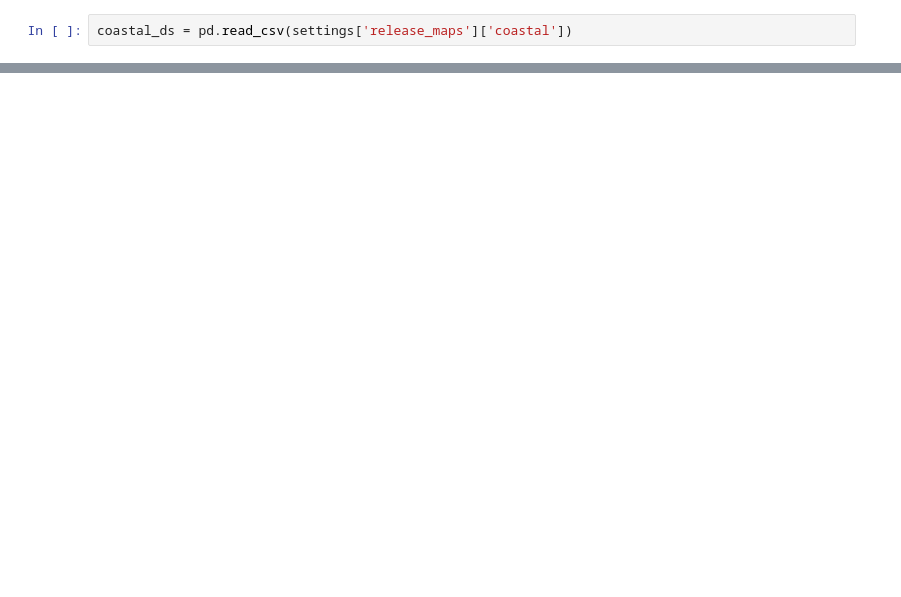
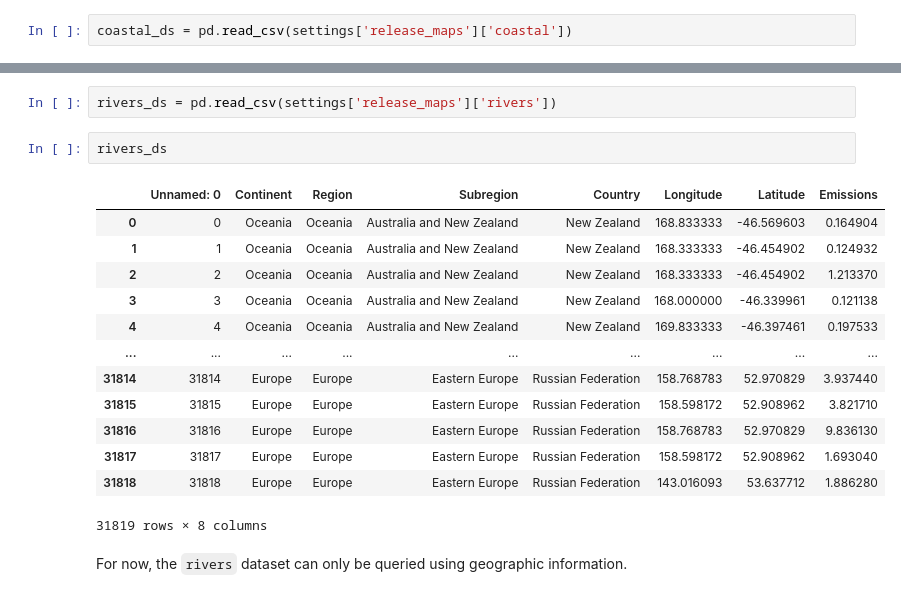
Before and after one commit to OceanParcels/plasticparcels, a Jupyter notebook: docs/examples/example_initialisation_maps.ipynb, the cells around one changed output, grey strips where cells are left out. Cells and saved outputs as stored; diff of their text form; blank space fills up the shorter version.

```diff
--- a/docs/examples/example_initialisation_maps.ipynb
+++ b/docs/examples/example_initialisation_maps.ipynb
@@ -36,0 +137,20 @@ coastal_ds = pd.read_csv(settings['release_maps']['coastal'])
+# %%
+rivers_ds = pd.read_csv(settings['release_maps']['rivers'])
+# %%
+rivers_ds
+# %% [output]
+|  | Unnamed: 0 | Continent | Region | Subregion | Country | Longitude | Latitude | Emissions |
+| 0 | 0 | Oceania | Oceania | Australia and New Zealand | New Zealand | 168.833333 | -46.569603 | 0.164904 |
+| 1 | 1 | Oceania | Oceania | Australia and New Zealand | New Zealand | 168.333333 | -46.454902 | 0.124932 |
+| 2 | 2 | Oceania | Oceania | Australia and New Zealand | New Zealand | 168.333333 | -46.454902 | 1.213370 |
+| 3 | 3 | Oceania | Oceania | Australia and New Zealand | New Zealand | 168.000000 | -46.339961 | 0.121138 |
+| 4 | 4 | Oceania | Oceania | Australia and New Zealand | New Zealand | 169.833333 | -46.397461 | 0.197533 |
+| ... | ... | ... | ... | ... | ... | ... | ... | ... |
+| 31814 | 31814 | Europe | Europe | Eastern Europe | Russian Federation | 158.768783 | 52.970829 | 3.937440 |
+| 31815 | 31815 | Europe | Europe | Eastern Europe | Russian Federation | 158.598172 | 52.908962 | 3.821710 |
+| 31816 | 31816 | Europe | Europe | Eastern Europe | Russian Federation | 158.768783 | 52.970829 | 9.836130 |
+| 31817 | 31817 | Europe | Europe | Eastern Europe | Russian Federation | 158.598172 | 52.908962 | 1.693040 |
+| 31818 | 31818 | Europe | Europe | Eastern Europe | Russian Federation | 143.016093 | 53.637712 | 1.886280 |
+31819 rows × 8 columns
+# %% [markdown]
+For now, the `rivers` dataset can only be queried using geographic information.
```
Also changed, not shown: parts of 27 cells of this notebook.
